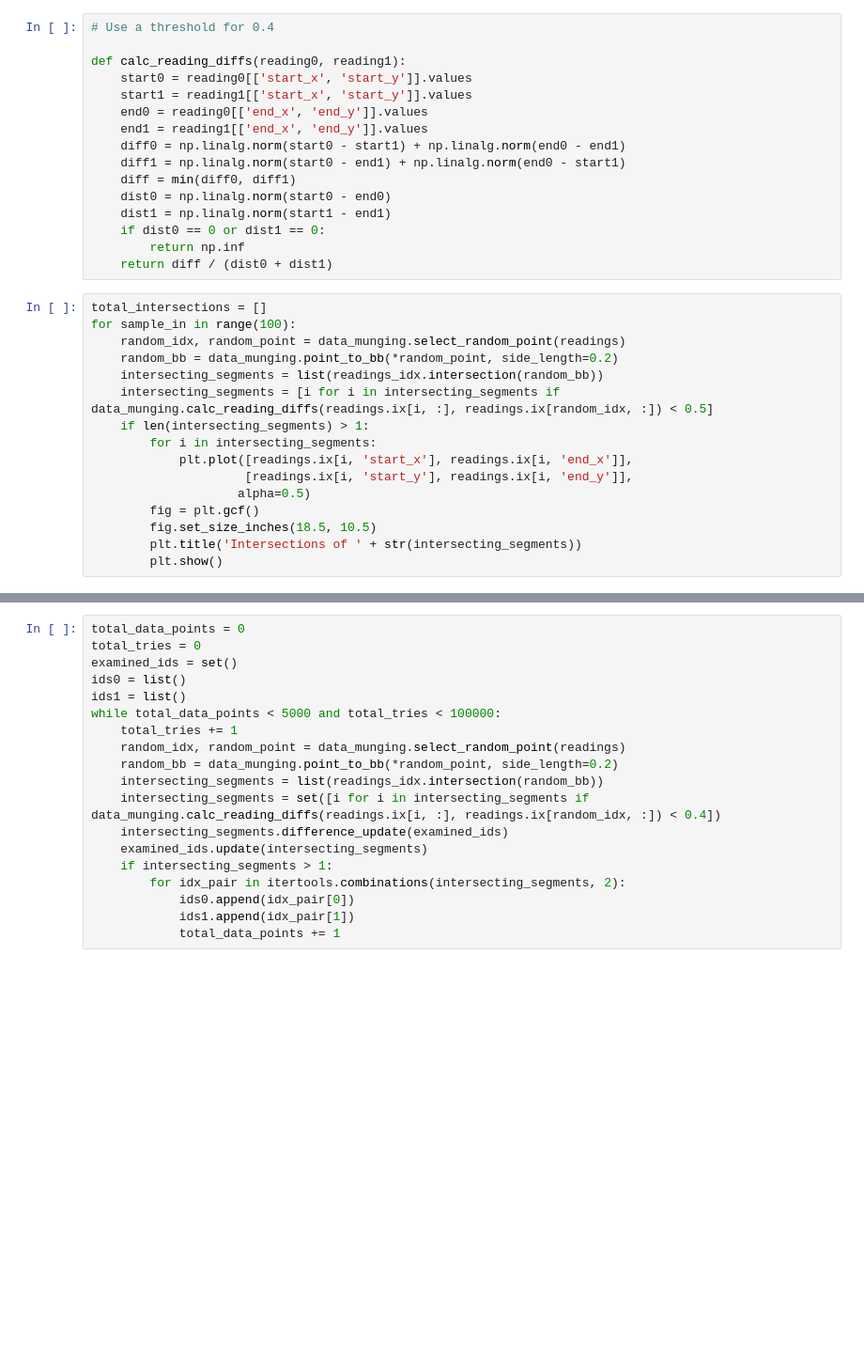
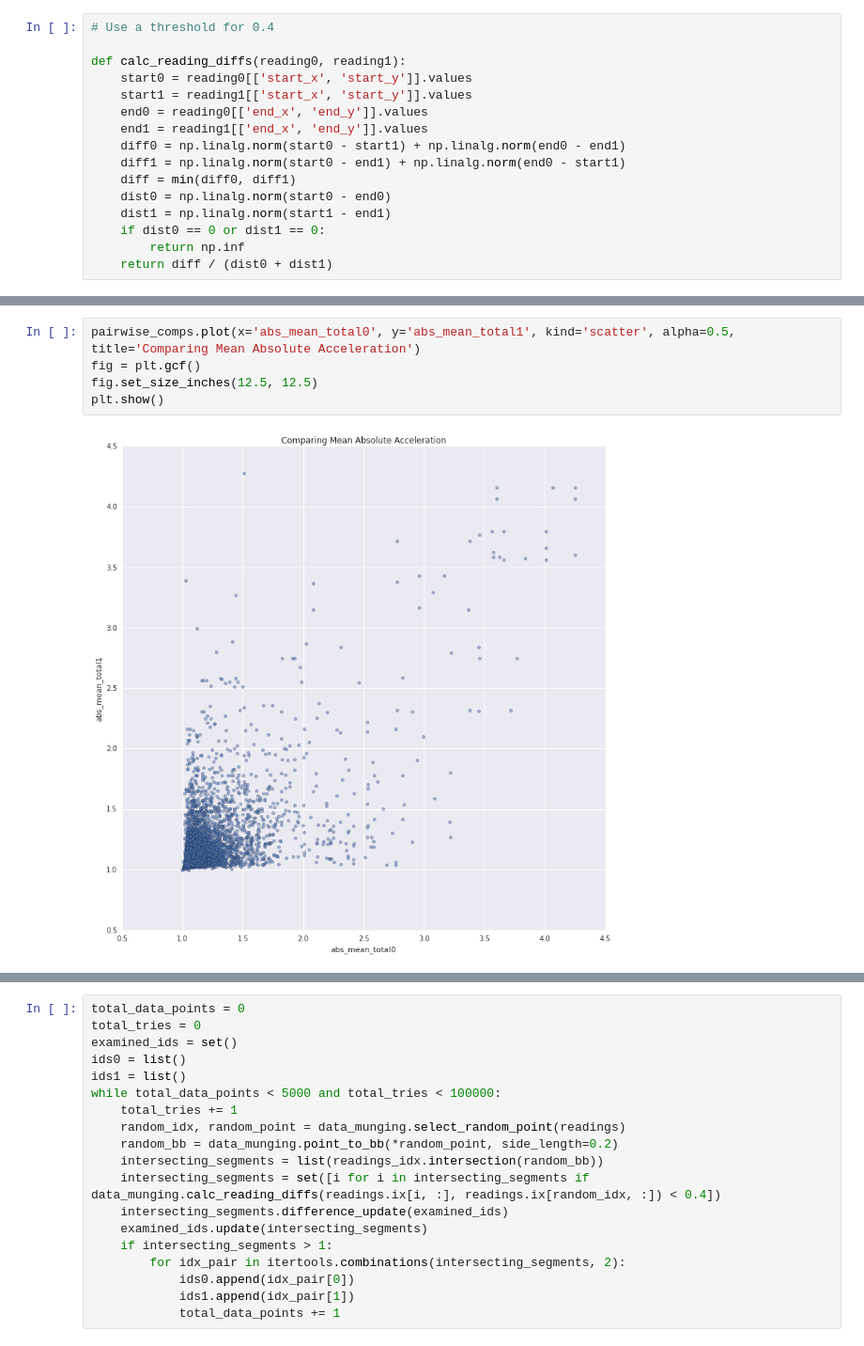
Before and after one commit to zscore/pavement_analysis, a Jupyter notebook: src/pavement_presentation.ipynb, the cells around one changed output, grey strips where cells are left out. Shown at 94% size. Drawn from its saved outputs; the diff is of its cells as text; blank space fills up the shorter version.

```diff
--- a/src/pavement_presentation.ipynb
+++ b/src/pavement_presentation.ipynb
@@ -222,19 +242,3 @@ def calc_reading_diffs(reading0, reading1):
     if dist0 == 0 or dist1 == 0:
         return np.inf
     return diff / (dist0 + dist1)
-# %%
-total_intersections = []
-for sample_in in range(100):
-    random_idx, random_point = data_munging.select_random_point(readings)
-    random_bb = data_munging.point_to_bb(*random_point, side_length=0.2)
-    intersecting_segments = list(readings_idx.intersection(random_bb))
-    intersecting_segments = [i for i in intersecting_segments if data_munging.calc_reading_diffs(readings.ix[i, :], readings.ix[random_idx, :]) < 0.5]
-    if len(intersecting_segments) > 1:
-        for i in intersecting_segments:
-            plt.plot([readings.ix[i, 'start_x'], readings.ix[i, 'end_x']],
-                     [readings.ix[i, 'start_y'], readings.ix[i, 'end_y']],
-                    alpha=0.5)
-        fig = plt.gcf()
-        fig.set_size_inches(18.5, 10.5)
-        plt.title('Intersections of ' + str(intersecting_segments))
-        plt.show()
@@ -240,0 +257,7 @@ for sample_in in range(100):
+# %%
+pairwise_comps.plot(x='abs_mean_total0', y='abs_mean_total1', kind='scatter', alpha=0.5, title='Comparing Mean Absolute Acceleration')
+fig = plt.gcf()
+fig.set_size_inches(12.5, 12.5)
+plt.show()
+# %% [output]
+[figure, added]
```
Also changed, not shown: parts of 62 cells of this notebook.
